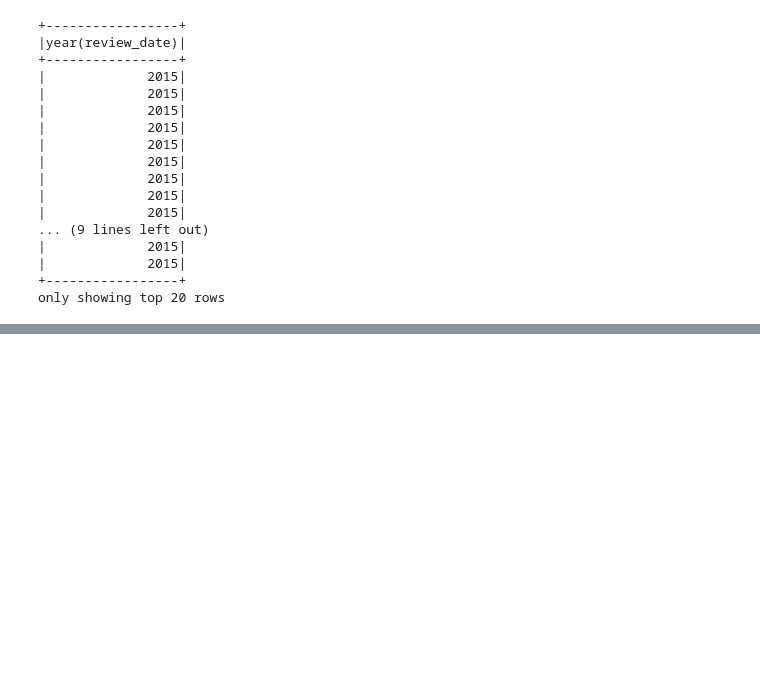
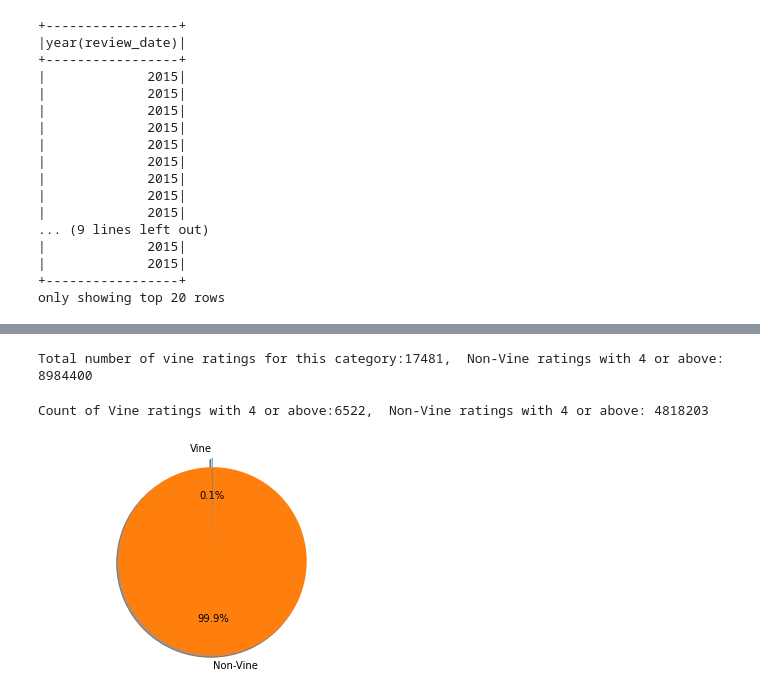
Before and after one commit to ppages01/big-data-challenge, a Jupyter notebook: aws_01.ipynb, the cells around one changed output, grey strips where cells are left out. Saved outputs shown, nothing was run; the diff lists cells and outputs as text; code cells hidden in the pictures; blank space fills up the shorter version.

```diff
--- a/aws_01.ipynb
+++ b/aws_01.ipynb
@@ -167,2 +167,16 @@ df.groupby('verified_purchase').agg({'star_rating':'mean','verified_purchase':'c
+# %%
+tot_vine = df[df['vine']=='Y']
+tot_nonvine = df[df['vine'] =='N']
+tot_vine.count()
+tot_nonvine.count()
+print(f"Total number of vine ratings for this category:{tot_vine.count()},  Non-Vine ratings with 4 or above: {tot_nonvine.count()}")
+# %% [output]
+Total number of vine ratings for this category:17481,  Non-Vine ratings with 4 or above: 8984400
 # %%
 # Show all of the occupations where salaries were above 80k
+vine_ratings = df[(df['star_rating']> 4) & (df['vine'] == 'Y')]
+nonvine_ratings = df[(df['star_rating']> 4) & (df['vine'] == 'N')]
+
+
+
+#df.filter('star_rating>4').filter('df.vine'='Y').show()
@@ -172,0 +183,18 @@ df.groupby('verified_purchase').agg({'star_rating':'mean','verified_purchase':'c
+# %%
+#rating of 4 or above
+print(f"Count of Vine ratings with 4 or above:{vine_ratings.count()},  Non-Vine ratings with 4 or above: {nonvine_ratings.count()}")
+# %% [output]
+Count of Vine ratings with 4 or above:6522,  Non-Vine ratings with 4 or above: 4818203
+# %%
+
+labels = 'Vine', 'Non-Vine'
+sizes = [vine_ratings.count(), nonvine_ratings.count()]
+explode = (0, 0.1)
+
+fig1, ax1 = plt.subplots()
+ax1.pie(sizes, explode=explode, labels=labels, autopct='%1.1f%%',shadow=True, startangle=90)
+ax1.axis('equal')  # Equal aspect ratio ensures that pie is drawn as a circle.
+
+plt.show()
+# %% [output]
+[figure, added]
```
Also changed, not shown: parts of 6 cells of this notebook.
